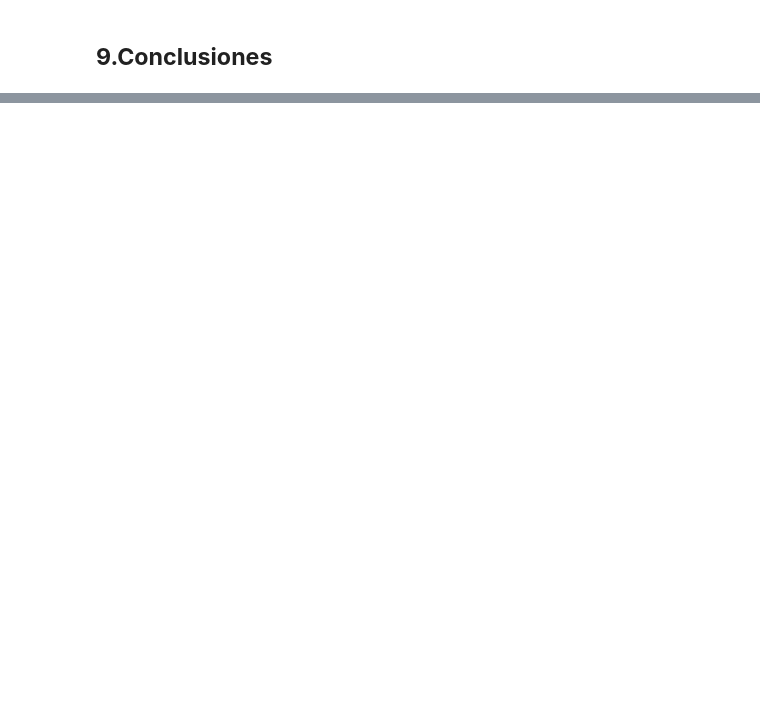
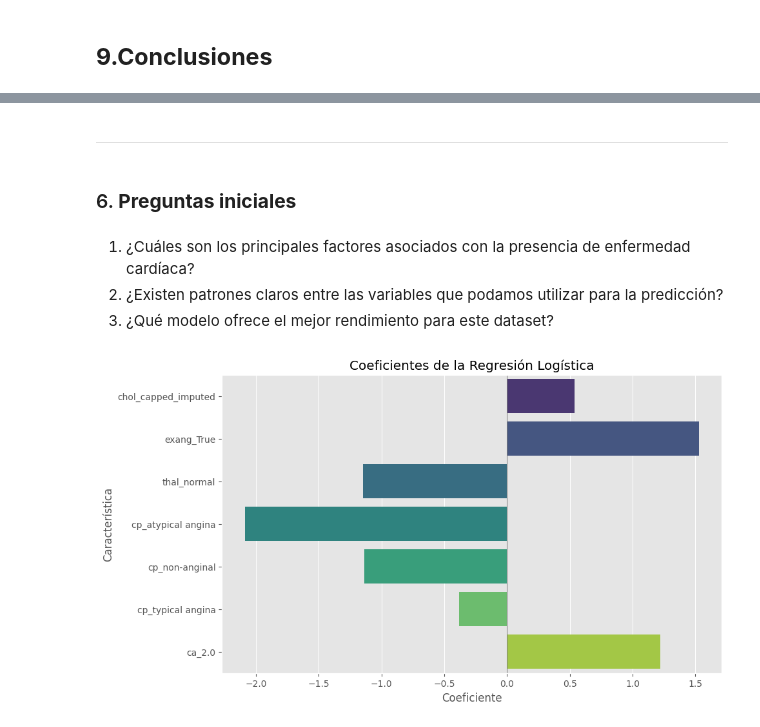
Before and after one commit to jarkillo/Missing-Keys, a Jupyter notebook: Heart.ipynb, the cells around one changed output, grey strips where cells are left out. Saved outputs shown, nothing was run; the diff lists cells and outputs as text; code cells hidden in the pictures; blank space fills up the shorter version.

```diff
--- a/Heart.ipynb
+++ b/Heart.ipynb
@@ -4915,0 +4909,40 @@ Resuman los hallazgos principales, incluyendo:
+# %% [markdown]
+---
+# %% [markdown]
+### 6. **Preguntas iniciales**
+# %% [markdown]
+1. ¿Cuáles son los principales factores asociados con la presencia de enfermedad cardíaca?
+2. ¿Existen patrones claros entre las variables que podamos utilizar para la predicción?
+3. ¿Qué modelo ofrece el mejor rendimiento para este dataset?
+# %%
+# Suponiendo que tu pipeline se llama 'best_model'
+# Extraer el modelo de regresión logística
+logistic_model = best_model.named_steps['model']
+
+# Extraer los coeficientes y el intercepto
+coeficientes = logistic_model.coef_[0]
+intercepto = logistic_model.intercept_[0]
+
+# Extraer las características seleccionadas
+selected_features = ['chol_capped_imputed', 'exang_True', 'thal_normal',
+                     'cp_atypical angina', 'cp_non-anginal',
+                     'cp_typical angina', 'ca_2.0']
+
+# Crear un DataFrame para una mejor visualización
+
+df_coef = pd.DataFrame({
+    'Característica': selected_features,
+    'Coeficiente': coeficientes
+})
+
+df_coef['Odds_Ratio'] = np.exp(df_coef['Coeficiente'])
+# %%
+plt.figure(figsize=(10,6))
+sns.barplot(x='Coeficiente', y='Característica', data=df_coef, palette='viridis')
+plt.title('Coeficientes de la Regresión Logística')
+plt.xlabel('Coeficiente')
+plt.ylabel('Característica')
+plt.axvline(0, color='grey', linewidth=0.8)
+plt.show()
+# %% [output]
+[figure, added]
```
Also changed, not shown: parts of 36 cells of this notebook.
